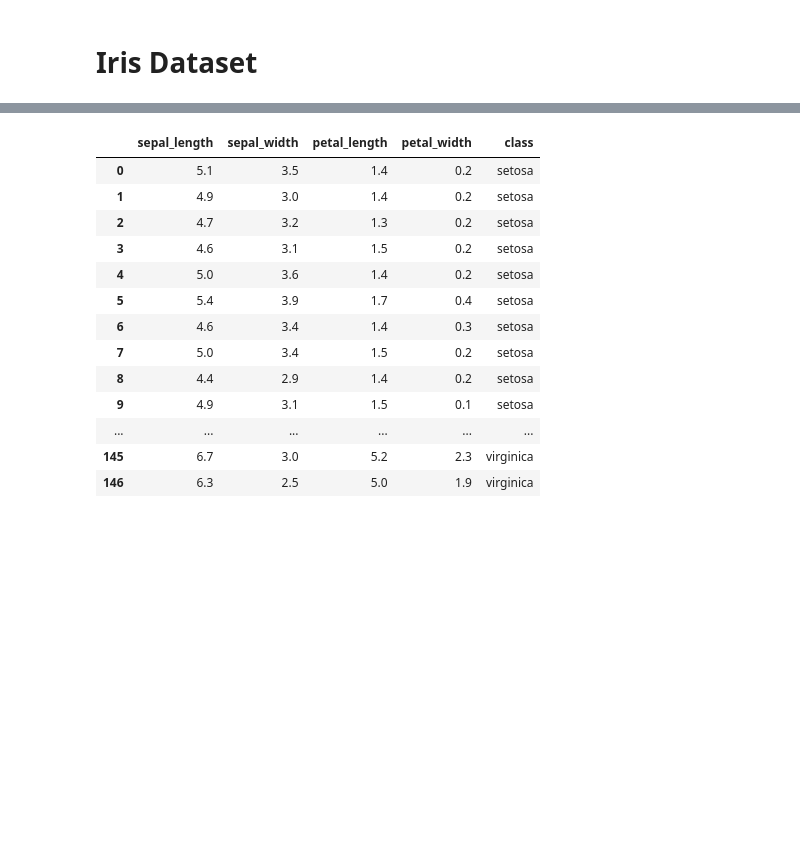
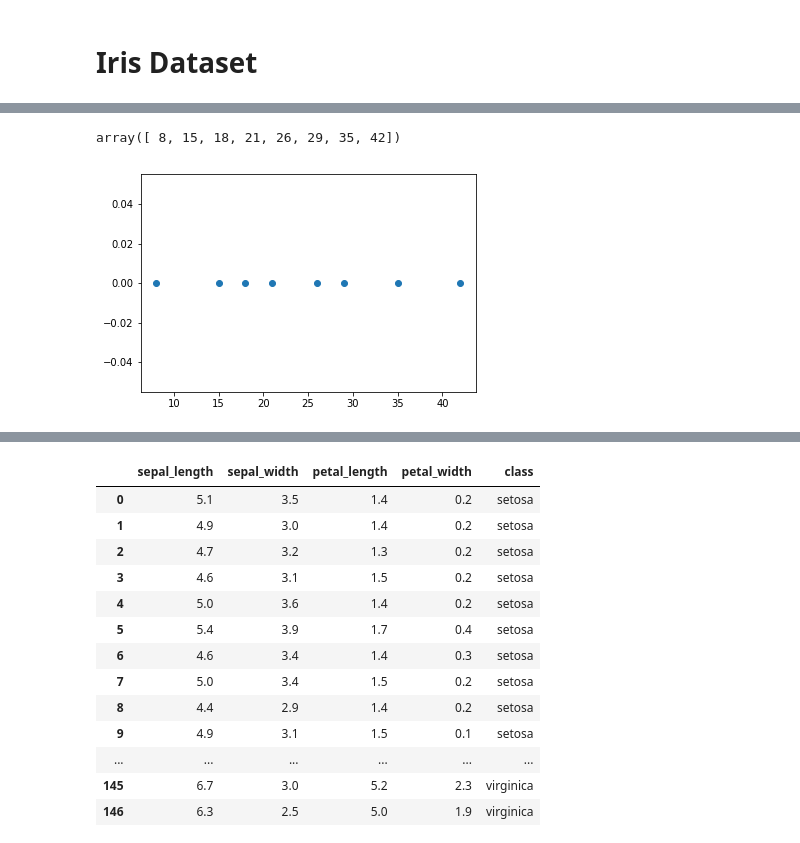
Before and after one commit to cadel560x/EmergingTechAssignments, a Jupyter notebook: iris-dataset.ipynb, the cells around one changed output, grey strips where cells are left out. Saved outputs shown, nothing was run; the diff lists cells and outputs as text; code cells hidden in the pictures; blank space fills up the shorter version.

Commit message:
Univariate and bivariate data added

```diff
--- a/iris-dataset.ipynb
+++ b/iris-dataset.ipynb
@@ -14,0 +17,14 @@ import sklearn.model_selection as mod
+# %%
+import numpy as np
+import matplotlib.pyplot as plt
+val = 0. # this is the value where the data will appear on the y-axis.
+travel_time = [15, 29, 8, 35, 21, 18, 42, 26] # travel time set represented by an array
+travel_time = np.sort(travel_time) # sort travel_time array
+travel_time
+# %% [output]
+array([ 8, 15, 18, 21, 26, 29, 35, 42])
+# %%
+plt.plot(travel_time, np.zeros_like(travel_time) + val, 'o')
+plt.show()
+# %% [output]
+[figure, added]
```
Also changed, not shown: parts of 13 cells of this notebook, 1 other file.
